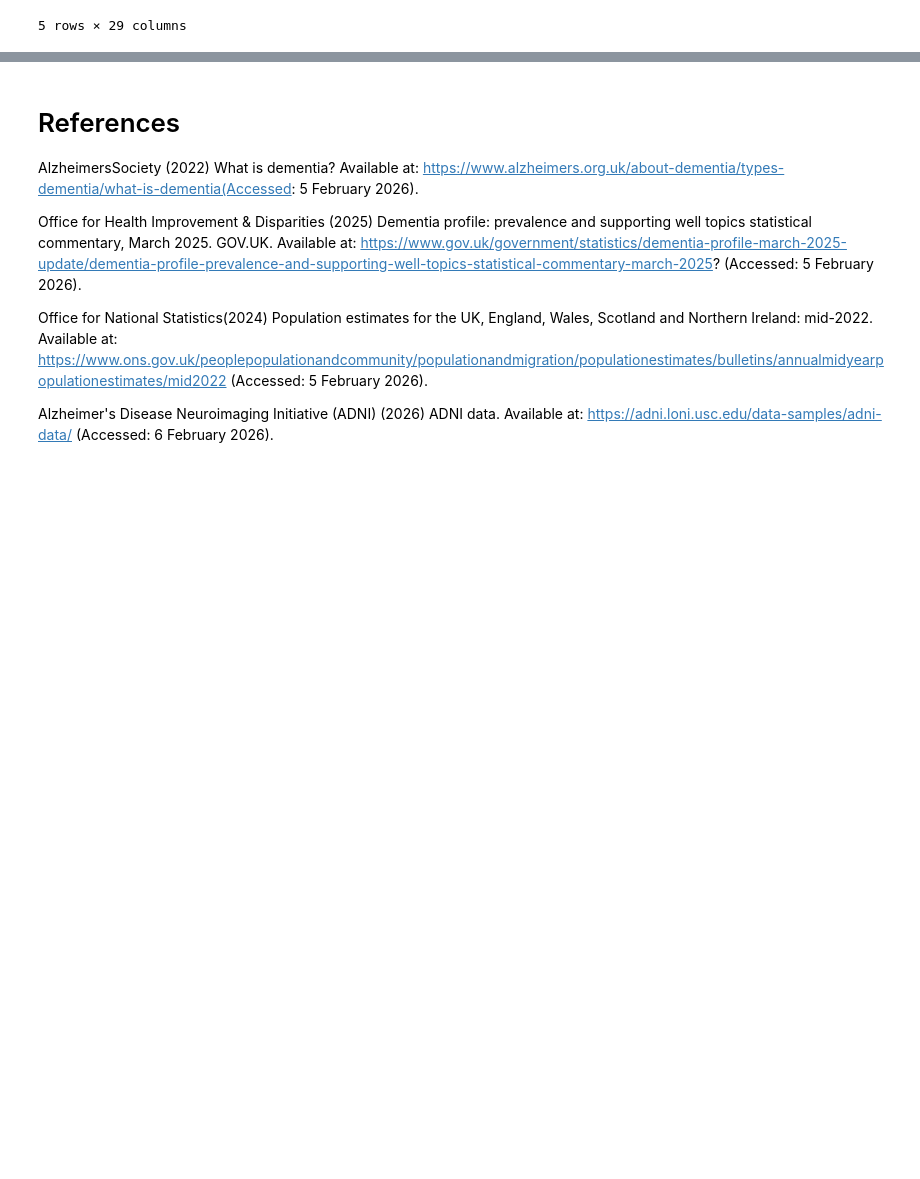
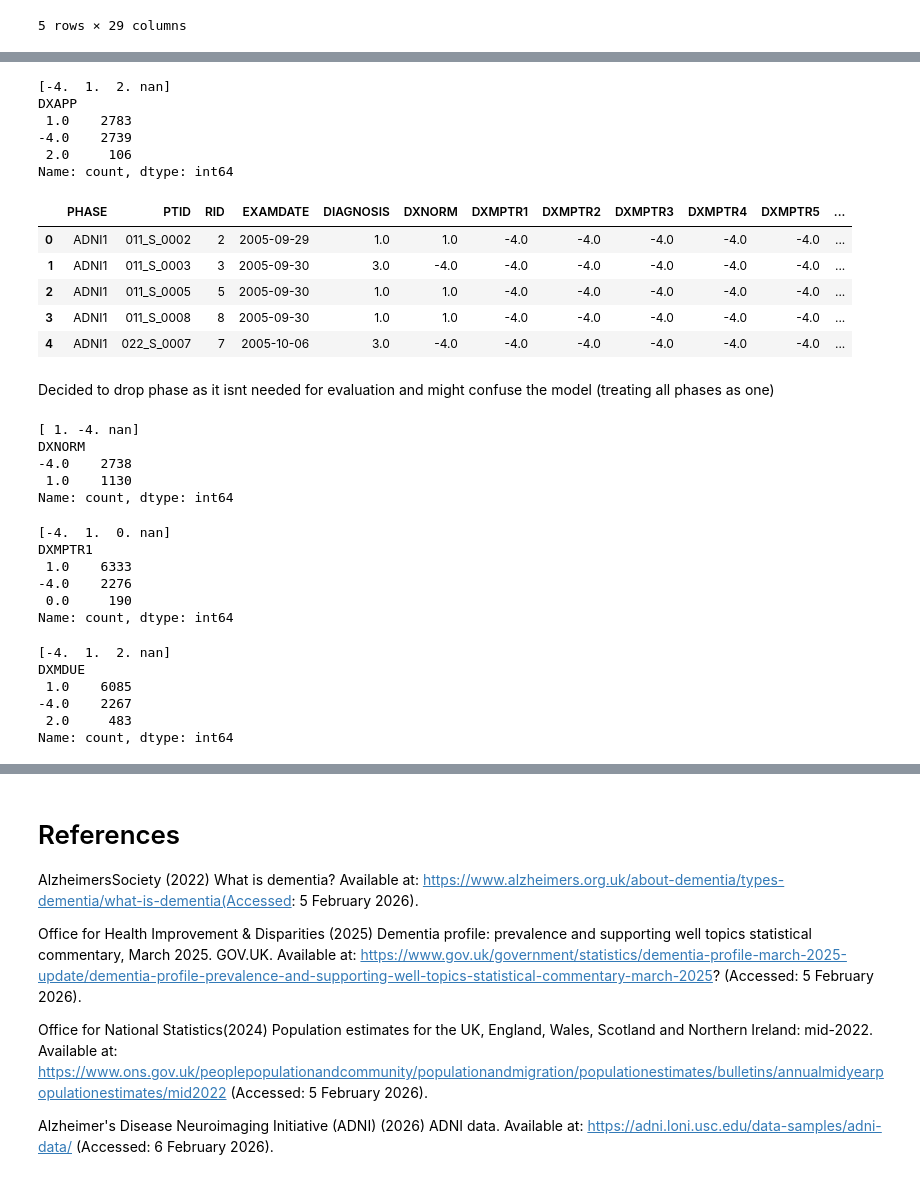
Before and after one commit to Unbreakable60000/DementiaDetection, a Jupyter notebook: model.ipynb, the cells around one changed output, grey strips where cells are left out. Cells and saved outputs as stored; diff of their text form; code cells hidden in the pictures; blank space fills up the shorter version.

Commit message:
Finished filtering DXSUM columns to get the best ones. Now I will move to the next DF and so on until merging together and cleaning more

```diff
--- a/model.ipynb
+++ b/model.ipynb
@@ -501,0 +606,52 @@ DXSUMDFV3.head()
+# %%
+print(DXSUMDFV3['DXAPP'].unique()) #redundant with diagnosis column so dropping it
+print(DXSUMDFV3['DXAPP'].value_counts())
+# %% [output]
+[-4.  1.  2. nan]
+DXAPP
+ 1.0    2783
+-4.0    2739
+ 2.0     106
+Name: count, dtype: int64
+# %%
+DXSUMDFV4 = DXSUMDFV3.drop(["VISCODE","VISCODE2","DXOTHDEM","DXPATYP","DXPCOG","DXPDES","DXAPOSS","DXAPROB","DXAPP"], axis=1)
+DXSUMDFV4.head()
+# %% [output]
+|  | PHASE | PTID | RID | EXAMDATE | DIAGNOSIS | DXNORM | DXMPTR1 | DXMPTR2 | DXMPTR3 | DXMPTR4 | DXMPTR5 | ... |
+| 0 | ADNI1 | 011_S_0002 | 2 | 2005-09-29 | 1.0 | 1.0 | -4.0 | -4.0 | -4.0 | -4.0 | -4.0 | ... |
+| 1 | ADNI1 | 011_S_0003 | 3 | 2005-09-30 | 3.0 | -4.0 | -4.0 | -4.0 | -4.0 | -4.0 | -4.0 | ... |
+| 2 | ADNI1 | 011_S_0005 | 5 | 2005-09-30 | 1.0 | 1.0 | -4.0 | -4.0 | -4.0 | -4.0 | -4.0 | ... |
+| 3 | ADNI1 | 011_S_0008 | 8 | 2005-09-30 | 1.0 | 1.0 | -4.0 | -4.0 | -4.0 | -4.0 | -4.0 | ... |
+| 4 | ADNI1 | 022_S_0007 | 7 | 2005-10-06 | 3.0 | -4.0 | -4.0 | -4.0 | -4.0 | -4.0 | -4.0 | ... |
+# %% [markdown]
+Decided to drop phase as it isnt needed for evaluation and might confuse the model (treating all phases as one)
+# %%
+print(DXSUMDFV3['DXNORM'].unique()) #removing as can be done with diagnosis adds no predictive power
+print(DXSUMDFV3['DXNORM'].value_counts())
+# %% [output]
+[ 1. -4. nan]
+DXNORM
+-4.0    2738
+ 1.0    1130
+Name: count, dtype: int64
+# %%
+print(DXSUMDFV3['DXMPTR1'].unique()) #For single-visit prediction, it likely won’t improve the model
+#will remove all of DXMPTR
+print(DXSUMDFV3['DXMPTR1'].value_counts())
+# %% [output]
+[-4.  1.  0. nan]
+DXMPTR1
+ 1.0    6333
+-4.0    2276
+ 0.0     190
+Name: count, dtype: int64
+# %%
+print(DXSUMDFV3['DXMDUE'].unique()) #redundant with diagnosis so dropping
+print(DXSUMDFV3['DXMDUE'].value_counts())
+# %% [output]
+[-4.  1.  2. nan]
+DXMDUE
+ 1.0    6085
+-4.0    2267
+ 2.0     483
+Name: count, dtype: int64
```
Also changed, not shown: parts of 18 cells of this notebook.
